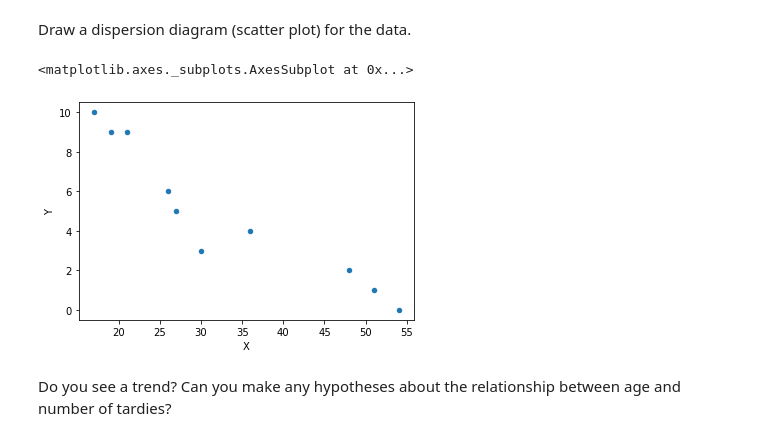
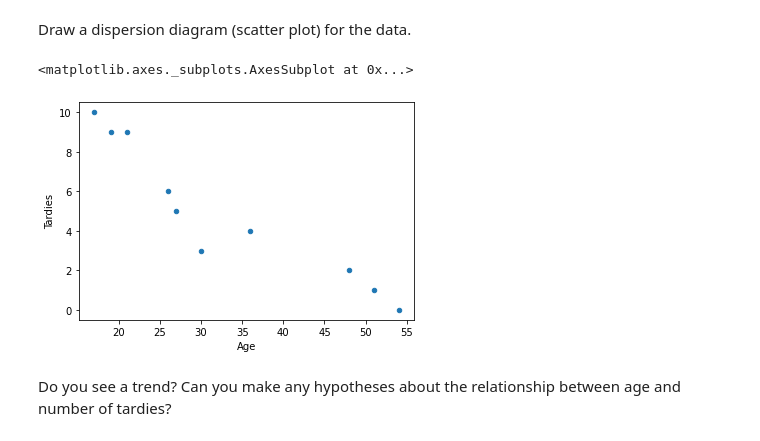
Before and after one commit to therinz/data-ber-08-20, a Jupyter notebook: Labs/module-2_labs/05_applied-analysis/02_lab-regression-analysis/your-code.ipynb, the cells around one changed output. Cells and saved outputs as stored; diff of their text form; code cells hidden in the pictures.

```diff
--- a/Labs/module-2_labs/05_applied-analysis/02_lab-regression-analysis/your-code.ipynb
+++ b/Labs/module-2_labs/05_applied-analysis/02_lab-regression-analysis/your-code.ipynb
@@ -39,15 +39,15 @@ import statsmodels.api as sm
 # Your code here.
 x_values = [17, 51, 27, 21, 36, 48, 19, 26, 54, 30]
 y_values = [10, 1, 5, 9, 4, 2, 9, 6, 0, 3]
-student_data = pd.DataFrame({'X': x_values, 'Y': y_values})
+student_data = pd.DataFrame({'Age': x_values, 'Tardies': y_values})
 # %% [markdown]
 Draw a dispersion diagram (scatter plot) for the data.
 # %%
 # Your code here.
-student_data.plot.scatter("X", "Y")
+student_data.plot.scatter("Age", "Tardies")
 # %% [output]
 <matplotlib.axes._subplots.AxesSubplot at 0x...>
-[figure, old version]
+[figure, new version]
 # %% [markdown]
 Do you see a trend? Can you make any hypotheses about the relationship between age and number of tardies?
 # %%
```
Also changed, not shown: parts of 11 cells of this notebook.
